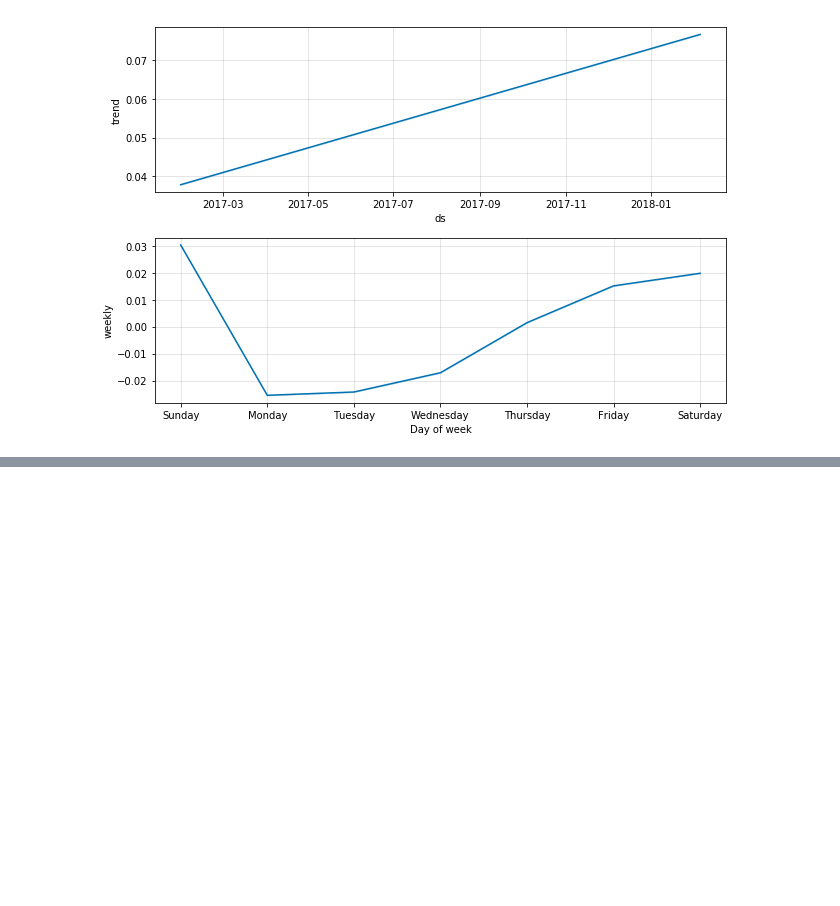
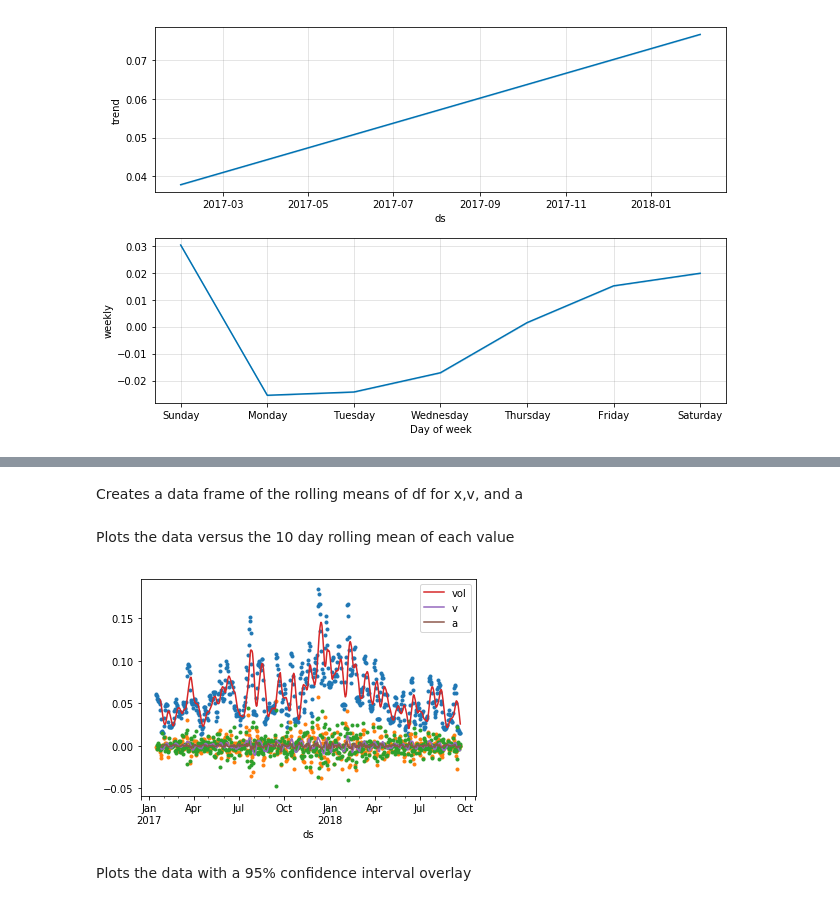
Before and after one commit to nmits/CapstoneProphetTests, a Jupyter notebook: Volatility Testing 10 Period.ipynb, the cells around one changed output, grey strips where cells are left out. Drawn from its saved outputs; the diff is of its cells as text; code cells hidden in the pictures; blank space fills up the shorter version.

```diff
--- a/Volatility Testing 10 Period.ipynb
+++ b/Volatility Testing 10 Period.ipynb
@@ -178,0 +204,25 @@ for i, df_week in d.items()[:5]:
+# %% [markdown]
+Creates a data frame of the rolling means of df for x,v, and a
+# %%
+def gen_rolling(df):
+    rolling = pd.DataFrame()
+    rolling['ds'] = df['ds']
+    for item in ['vol','v','a']:
+        rolling[item] = df[[item]].rolling(10).mean()
+        rolling[item+"std"] = rolling[[item]].rolling(10).std()
+        rolling[item+"std"] = [float(i) for i in rolling[item+"std"]]
+    return rolling
+# %%
+rolling = gen_rolling(df)
+# %% [markdown]
+Plots the data versus the 10 day rolling mean of each value
+# %%
+def plot_raw(df, rolling):
+    vals = df.plot(x='ds', y =['vol','v','a'], style='.', legend=False);
+    rolling.plot(x='ds', y =['vol','v','a'], ax=vals, legend=True)
+# %%
+plot_raw(df, rolling)
+# %% [output]
+[figure, added]
+# %% [markdown]
+Plots the data with a 95% confidence interval overlay
```
Also changed, not shown: parts of 36 cells of this notebook, 6 other files.
